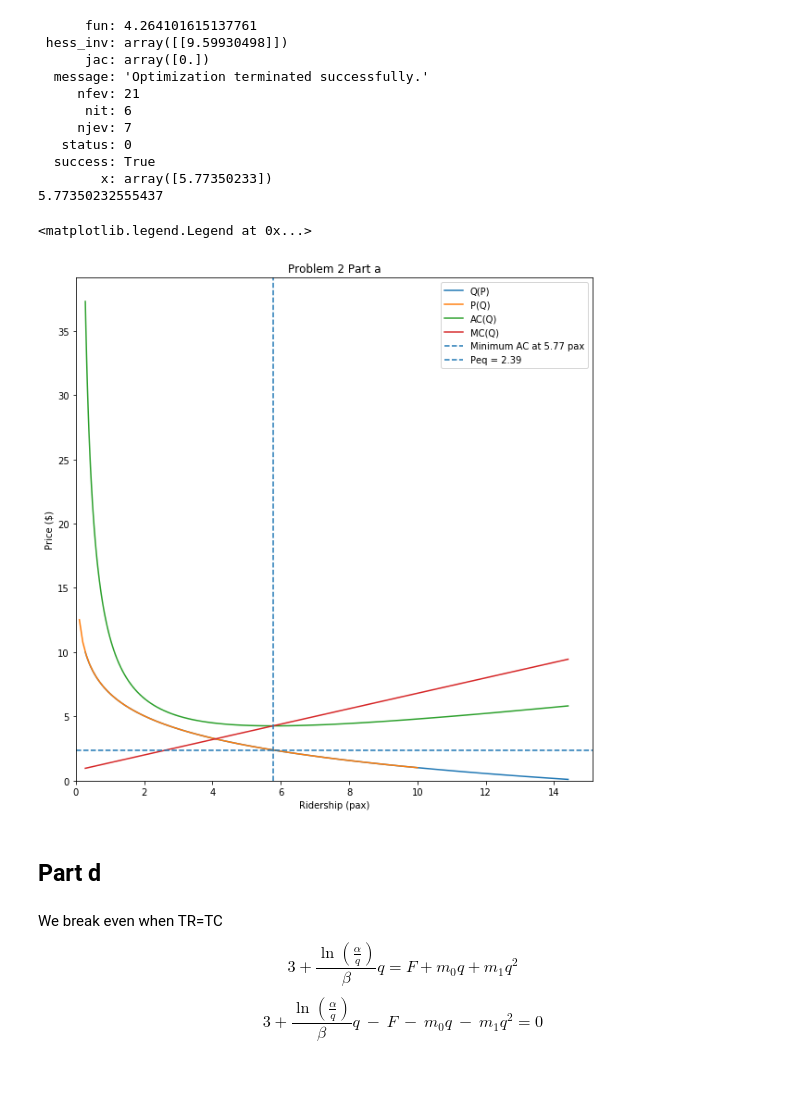
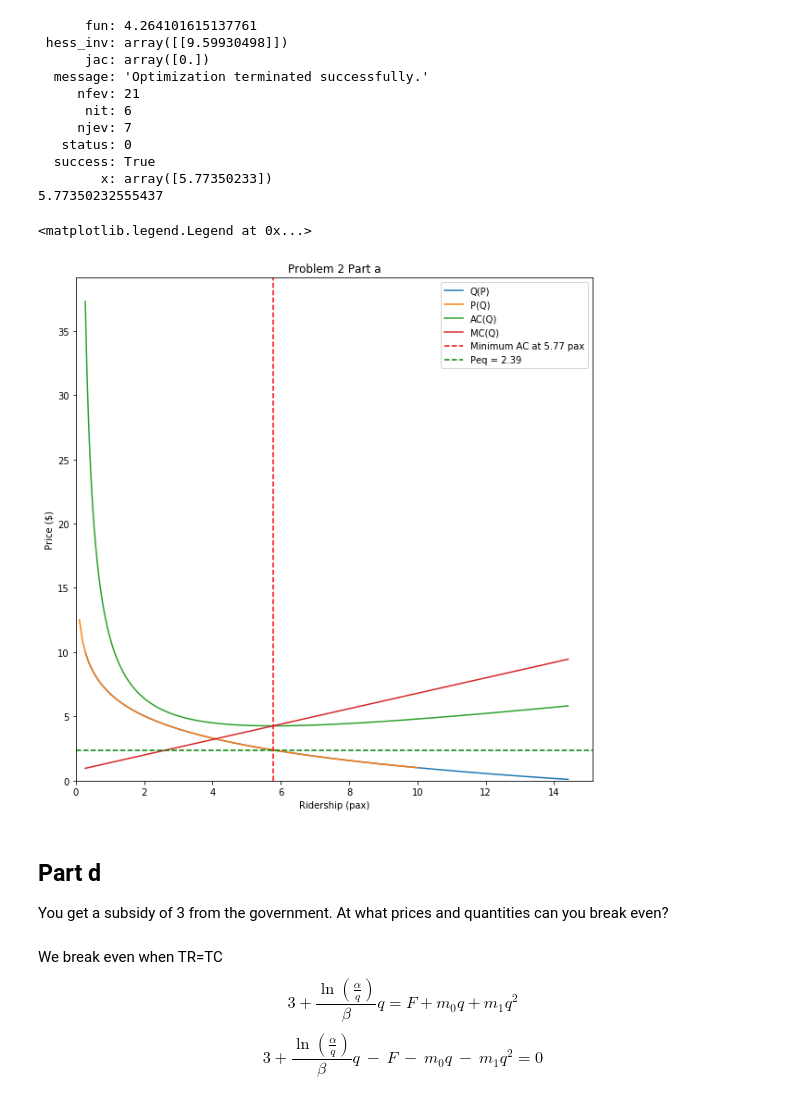
Before and after one commit to noahgarfinkle/Spring2020, a Jupyter notebook: CEE 498 Transportation Economics/Assignments/Garfinkle_Assignment 2.ipynb, the cells around one changed output. Drawn from its saved outputs; the diff is of its cells as text; code cells hidden in the pictures.

```diff
--- a/CEE 498 Transportation Economics/Assignments/Garfinkle_Assignment 2.ipynb
+++ b/CEE 498 Transportation Economics/Assignments/Garfinkle_Assignment 2.ipynb
@@ -369,30 +373,31 @@ p_intersect = P(res.x[0])
 # %%
 fig,ax = plt.subplots(figsize=(10,10))
 # y axis is price
 # x axis is demaand
 ax.plot(Qs,Ps,label="Q(P)")
 ax.plot(Qs_i,Ps_i,label="P(Q)")
 ax.set_ylabel("Price ($)")
 ax.set_xlabel("Ridership (pax)")
 ax.set_title("Problem 2 Part a")
 
 ax.plot(Qs,ACs,label="AC(Q)")
 ax.plot(Qs,MCs,label="MC(Q)")
 
 
 # plot the minimization
-ax.axvline(res.x[0],label=f"Minimum AC at {res.x[0]:,.2f} pax",ls="--")
-ax.axhline(p_intersect,label=f"Peq = {p_intersect:,.2f}",ls="--")
+ax.axvline(res.x[0],label=f"Minimum AC at {res.x[0]:,.2f} pax",ls="--",color="red")
+ax.axhline(p_intersect,label=f"Peq = {p_intersect:,.2f}",ls="--",color="green")
 
 ax.set_xlim(left=0)
 ax.set_ylim(bottom=0)
 
 ax.legend()
 # %% [output]
 <matplotlib.legend.Legend at 0x...>
-[figure, old version]
+[figure, new version]
-# %% [markdown]
-## Part d
+# %% [markdown]
+## Part d
+You get a subsidy of 3 from the government.  At what prices and quantities can you break even?
 # %% [markdown]
 We break even when TR=TC
 $$
```
Also changed, not shown: parts of 9 cells of this notebook.
